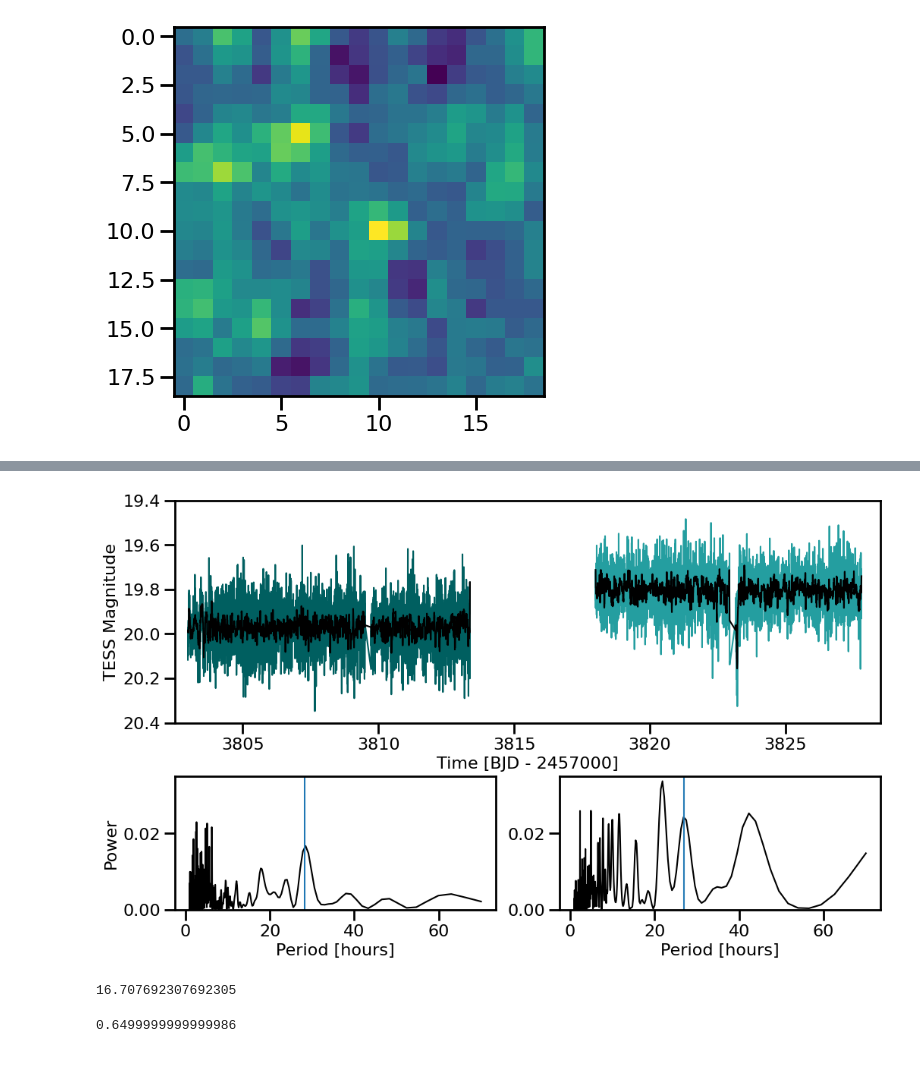
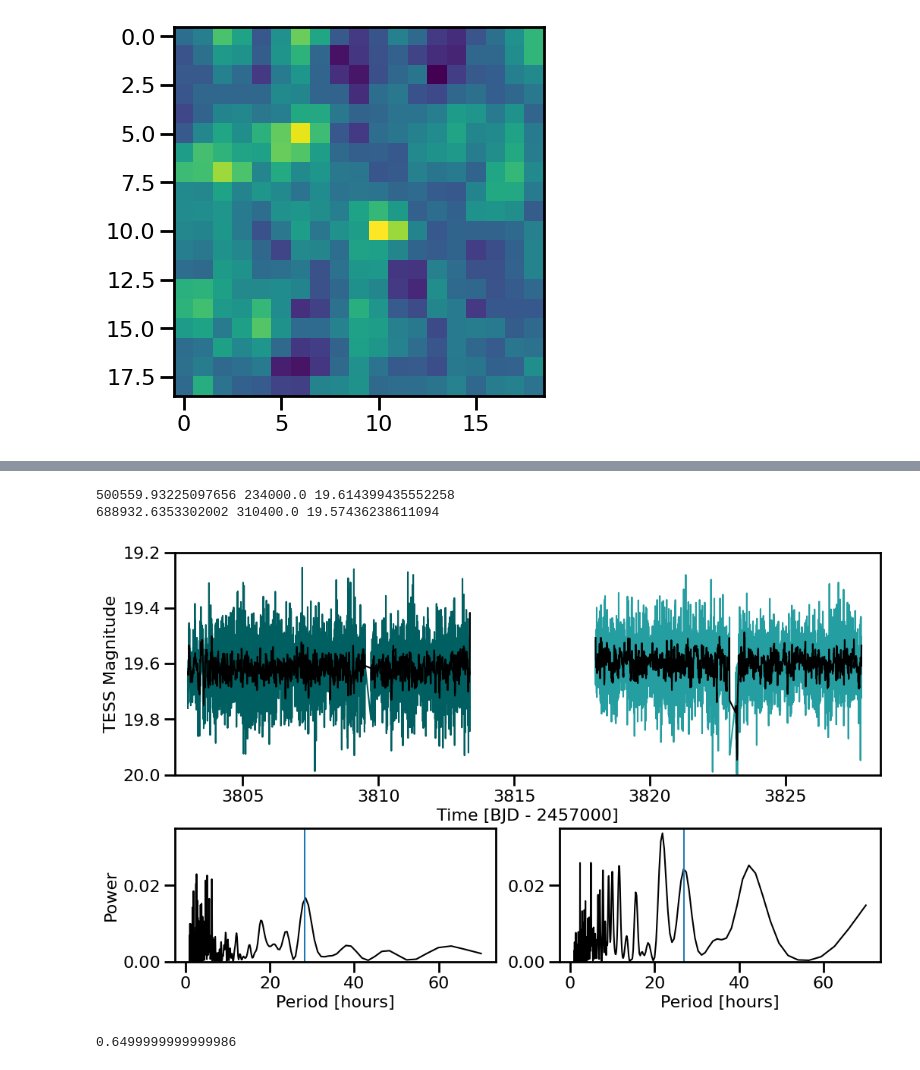
Before and after one commit to afeinstein20/atlas-tess, a Jupyter notebook: notebooks/lightcurve_figure.ipynb, the cells around one changed output, grey strips where cells are left out. Saved outputs shown, nothing was run; the diff lists cells and outputs as text; code cells hidden in the pictures.

Commit message:
updated light curve

```diff
--- a/notebooks/lightcurve_figure.ipynb
+++ b/notebooks/lightcurve_figure.ipynb
@@ -24,0 +36,9 @@ second= np.load('../data/stacked_3I_1-2.npy', allow_pickle=True).item()
+# %%
+summed_tpf = np.nansum(second['raw'][second['good_frames']==1], axis=0)
+value = summed_tpf[10,10]
+
+dur = (len(second['raw'][second['good_frames']==1])*200*units.s).value
+
+T = -2.5*np.log10(value/dur)+20.44
+v = T + 0.8
+print(T, v)
@@ -34,0 +73,3 @@ def convert_mag(counts):
+# %%
+q = first['good_frames'] == 1
+len(np.where(q==True)[0])
@@ -47,8 +96,19 @@ total_time = np.array([])
 total_lc = np.array([])
 
 for i, ccd in enumerate([first, second]):
-    lc = ccd['subtracted'][:,10,10] * np.nanmedian(convert_mag(ccd['raw'][:,10,10]))
+    summed_tpf = np.nansum(ccd['raw'][ccd['good_frames']==1], axis=0)
+    value = summed_tpf[10,10]
+
+    dur = (len(ccd['raw'][ccd['good_frames']==1])*200*units.s).value
+
+    T = -2.5*np.log10(value/dur)+20.44
+    print(value, dur, T)
+
+    lc = ccd['subtracted'][:,10,10] * T
     time = ccd['time'] + 2400000.5 - 2457000
+
+    total_time = np.append(total_time, time)
+    total_lc = np.append(total_lc, lc)
 
     if i == 1:
         q = (time > 3818) & (time < 3827.8)
@@ -61,39 +121,42 @@ for i, ccd in enumerate([first, second]):
     ax1.plot(time[q], m, 'k')
 
     frequency, power = LombScargle(time[q]*units.day, lc[q]).autopower(minimum_frequency=1.0/(70.0*units.hour),
                                                                        maximum_frequency=1.0/(1.0*units.hour))
     #axes[i].plot(1.0/frequency, power, color=colors[i])
 
     frequency, power = LombScargle(time[q]*units.day, m).autopower(minimum_frequency=1.0/(70.0*units.hour),
                                                                        maximum_frequency=1.0/(1.0*units.hour))
     axes[i].plot(1.0/frequency, power, color='k')
 
     axes[i].set_xlabel('Period [hours]', fontsize=16)
 
 
 ax1.set_xlabel('Time [BJD - 2457000]', fontsize=16)
 
 ax1.set_ylabel('TESS Magnitude', fontsize=16)
-ax1.set_ylim(20.4, 19.4)
+ax1.set_ylim(20., 19.2)
 ax1.set_xlim(3802.5, 3828.5)
 
 ax2.set_ylabel('Power', fontsize=16)
 
 ax2.set_ylim(0,0.035)
 ax3.set_ylim(0,0.035)
 
 ax2.axvline(28.3)
 ax3.axvline(27)
 
 plt.subplots_adjust(hspace=0.3)
 
 plt.savefig('../figures/tess_lightcurve.pdf', dpi=300, bbox_inches='tight')
 # %% [output]
+500559.93225097656 234000.0 19.614399435552258
+688932.6353302002 310400.0 19.57436238611094
-[figure, old version]
+[figure, new version]
 # %%
-(((28.3+27)/2) - 16.79)/0.65
+tab = Table()
+tab['time_tbjd'] = total_time
+tab['mag'] = total_lc
+tab.write('../data/tess_lightcurve.csv', format='csv', overwrite=True)
-# %% [output]
-16.707692307692305
 # %%
 27.65-27
 # %% [output]
```
Also changed, not shown: parts of 7 cells of this notebook, 2 other files.
